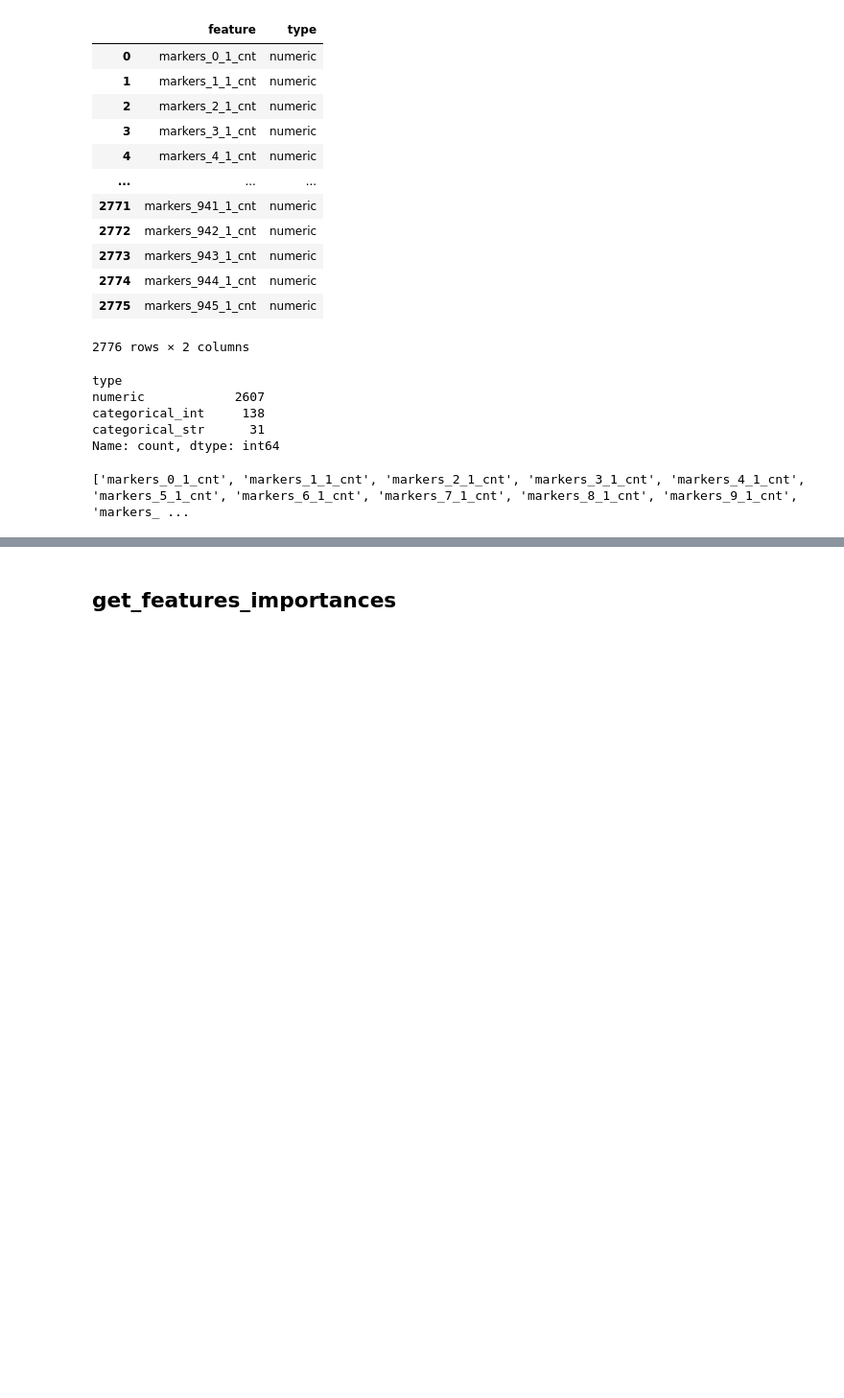
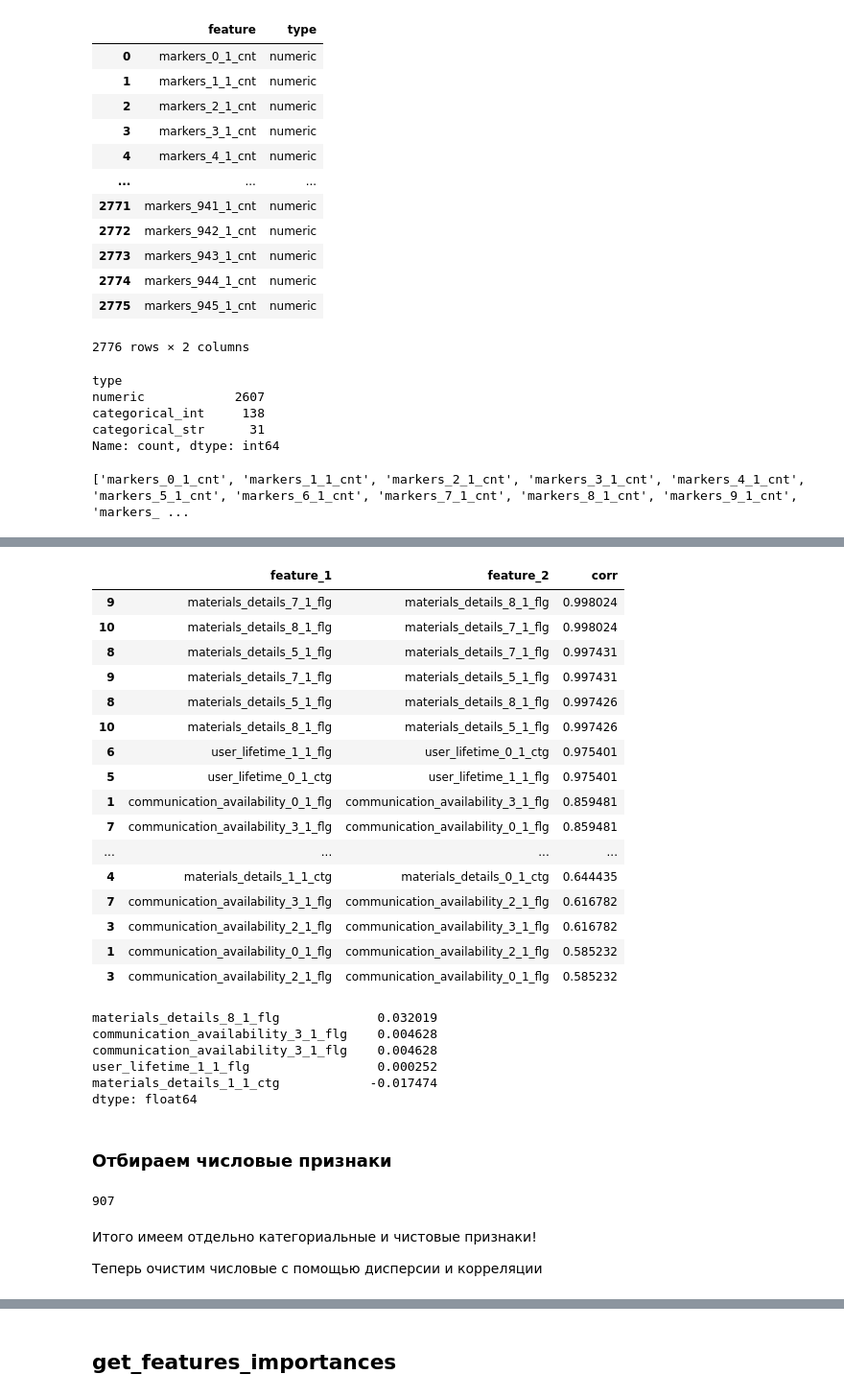
Before and after one commit to YandexhakatonR1/Hakaton_R1, a Jupyter notebook: nikolai_kashirskii/feature_selection/01-kashirskii-feature-selection.ipynb, the cells around one changed output, grey strips where cells are left out. Shown: that part at 96% size. Cells and saved outputs as stored; diff of their text form; code cells hidden in the pictures; blank space fills up the shorter version.

```diff
--- a/nikolai_kashirskii/feature_selection/01-kashirskii-feature-selection.ipynb
+++ b/nikolai_kashirskii/feature_selection/01-kashirskii-feature-selection.ipynb
@@ -374,0 +212,4 @@ dataset_800_930 = dataset_800_930.dropna(axis=1, how='all')
+# %%
+# считаем файл
+dataset_train = read_data(dataset_train_path, 0, 930)
+# dataset_test = pd.read_parquet(dataset_test_path, engine='pyarrow')
@@ -374,0 +255,9 @@ dataset_800_930 = dataset_800_930.dropna(axis=1, how='all')
+# %%
+# получим список кат фичей
+cat_features = []
+
+for feature in dataset_train.columns[:-2]:
+    if feature.split('_')[-1] in ['flg', 'ctg']:
+        cat_features.append(feature)
+
+cat_features
@@ -374,0 +297,65 @@ dataset_800_930 = dataset_800_930.dropna(axis=1, how='all')
+# %%
+# считаем корреляцию кт признаков между собой
+cat_corr = dataset_train[cat_features].corr(method='spearman')
+
+# удаляем категориальные признаки, которые сильно коррелируют друг с другом
+cat_corr_reshaped = reshape_corr_matrix(cat_corr)
+
+features_to_delete = cat_corr_reshaped \
+    .query('corr != 1 and corr > 0.5') \
+    .sort_values(by='corr', ascending=False)
+
+features_to_delete
+# %% [output]
+|  | feature_1 | feature_2 | corr |
+| 9 | materials_details_7_1_flg | materials_details_8_1_flg | 0.998024 |
+| 10 | materials_details_8_1_flg | materials_details_7_1_flg | 0.998024 |
+| 8 | materials_details_5_1_flg | materials_details_7_1_flg | 0.997431 |
+| 9 | materials_details_7_1_flg | materials_details_5_1_flg | 0.997431 |
+| 8 | materials_details_5_1_flg | materials_details_8_1_flg | 0.997426 |
+| 10 | materials_details_8_1_flg | materials_details_5_1_flg | 0.997426 |
+| 6 | user_lifetime_1_1_flg | user_lifetime_0_1_ctg | 0.975401 |
+| 5 | user_lifetime_0_1_ctg | user_lifetime_1_1_flg | 0.975401 |
+| 1 | communication_availability_0_1_flg | communication_availability_3_1_flg | 0.859481 |
+| 7 | communication_availability_3_1_flg | communication_availability_0_1_flg | 0.859481 |
+| ... | ... | ... | ... |
+| 4 | materials_details_1_1_ctg | materials_details_0_1_ctg | 0.644435 |
+| 7 | communication_availability_3_1_flg | communication_availability_2_1_flg | 0.616782 |
+| 3 | communication_availability_2_1_flg | communication_availability_3_1_flg | 0.616782 |
+| 1 | communication_availability_0_1_flg | communication_availability_2_1_flg | 0.585232 |
+| 3 | communication_availability_2_1_flg | communication_availability_0_1_flg | 0.585232 |
+# %%
+# отбираем кат признаки
+cat_features = [
+    'materials_details_8_1_flg',
+    'user_lifetime_1_1_flg',
+    'communication_availability_3_1_flg',
+    'materials_details_1_1_ctg',
+    'communication_availability_3_1_flg'
+]
+
+dataset_train[cat_features].corrwith(dataset_train.target, method='spearman').sort_values(ascending=False)
+# %% [output]
+materials_details_8_1_flg             0.032019
+communication_availability_3_1_flg    0.004628
+communication_availability_3_1_flg    0.004628
+user_lifetime_1_1_flg                 0.000252
+materials_details_1_1_ctg            -0.017474
+dtype: float64
+# %% [markdown]
+### Отбираем числовые признаки
+# %%
+# теперь отберем числовые признаки
+num_features = []
+
+for feature in dataset_train.columns[:-2]:
+    if feature.split('_')[-1] in ['num', 'sum', 'avg', 'cnt']:
+        num_features.append(feature)
+
+len(num_features)
+# %% [output]
+907
+# %% [markdown]
+Итого имеем отдельно категориальные и чистовые признаки!
+
+Теперь очистим числовые с помощью дисперсии и корреляции
```
Also changed, not shown: parts of 84 cells of this notebook.
